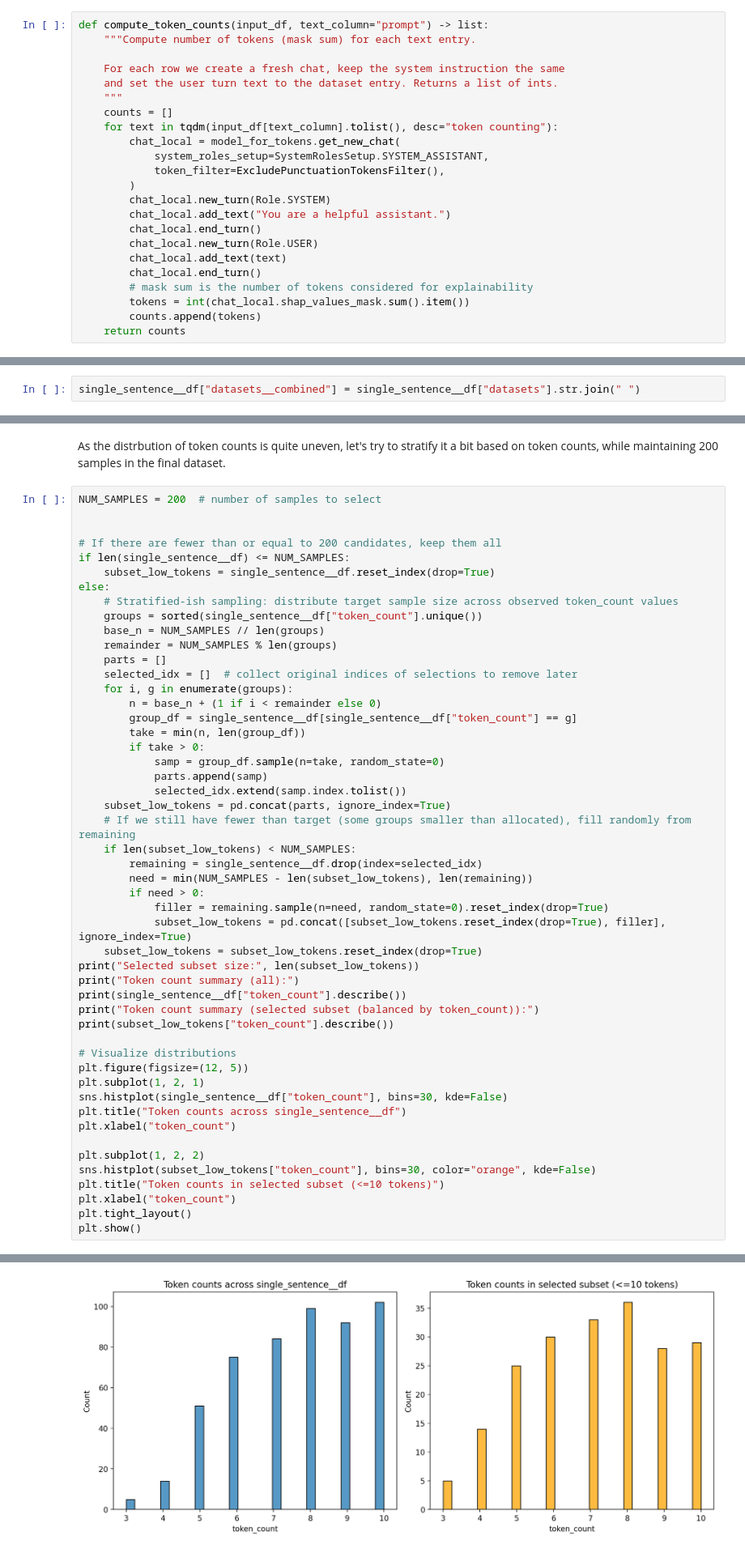
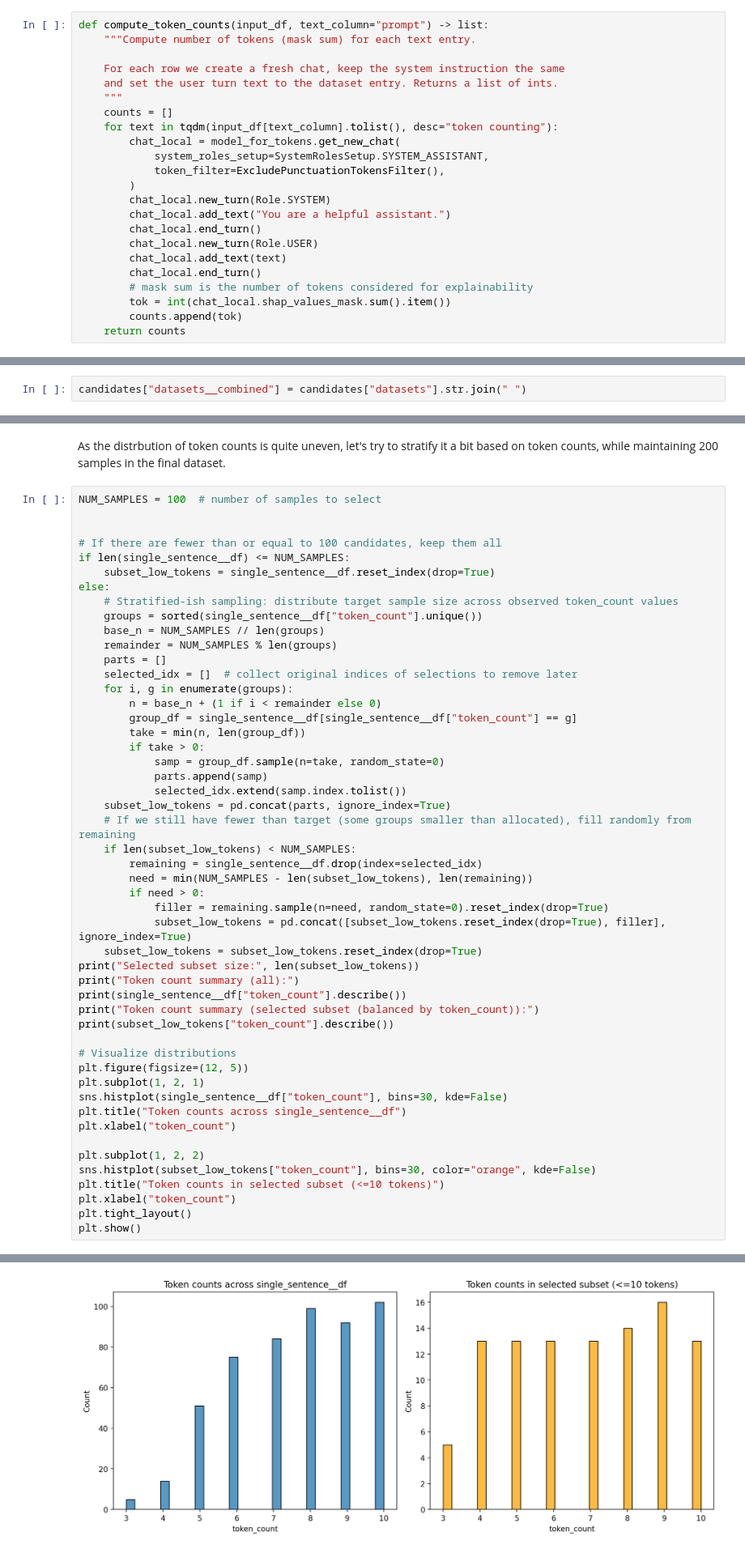
Before and after one commit to Pawlo77/MLLM-Shap, a Jupyter notebook: experiments/data_preparation/voice_bench.ipynb, the cells around one changed output, grey strips where cells are left out. Shown at 81% size. Saved outputs shown, nothing was run; the diff lists cells and outputs as text.

```diff
--- a/experiments/data_preparation/voice_bench.ipynb
+++ b/experiments/data_preparation/voice_bench.ipynb
@@ -362,8 +377,8 @@ def compute_token_counts(input_df, text_column="prompt") -> list:
         chat_local.add_text(text)
         chat_local.end_turn()
         # mask sum is the number of tokens considered for explainability
-        tokens = int(chat_local.shap_values_mask.sum().item())
-        counts.append(tokens)
+        tok = int(chat_local.shap_values_mask.sum().item())
+        counts.append(tok)
     return counts
 # %%
 MAX_TOKEN_COUNT = 10  # maximum token count to consider
@@ -381,7 +396,7 @@ Candidates with token_count <= 10: 1045
 # %% [markdown]
 Then, we stratify sample (based on dataset) to reduce dataset to 50% of its original size while preserving the general distribution of contributing sub-datasets.
 # %%
-single_sentence__df["datasets__combined"] = single_sentence__df["datasets"].str.join(" ")
+candidates["datasets__combined"] = candidates["datasets"].str.join(" ")
 # %%
 single_sentence__df = (
     candidates.groupby("datasets__combined", group_keys=False)
@@ -405,10 +420,10 @@ Text(0.5, 0, 'token_count')
 # %% [markdown]
 As the distrbution of token counts is quite uneven, let's try to stratify it a bit based on token counts, while maintaining 200 samples in the final dataset.
 # %%
-NUM_SAMPLES = 200  # number of samples to select
+NUM_SAMPLES = 100  # number of samples to select
 
 
-# If there are fewer than or equal to 200 candidates, keep them all
+# If there are fewer than or equal to 100 candidates, keep them all
 if len(single_sentence__df) <= NUM_SAMPLES:
     subset_low_tokens = single_sentence__df.reset_index(drop=True)
 else:
@@ -474,5 +489,5 @@ max       10.00000
 Name: token_count, dtype: float64
-[figure, old version]
+[figure, new version]
 # %% [markdown]
 This stratification did not help in better distribution by a lot, however we'll keep it as best effort.
 # %%
```
Also changed, not shown: parts of 18 cells of this notebook, 1 other file.
